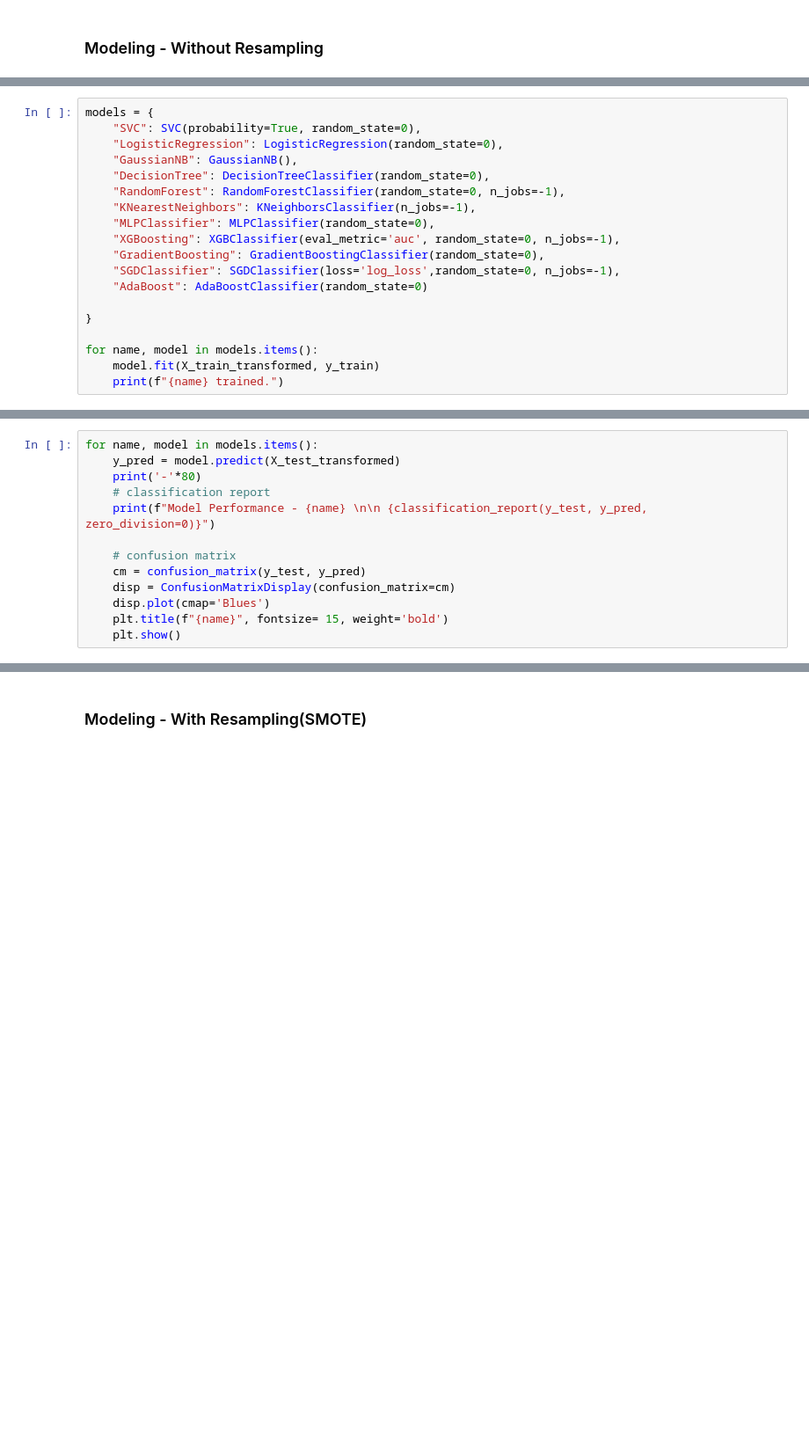
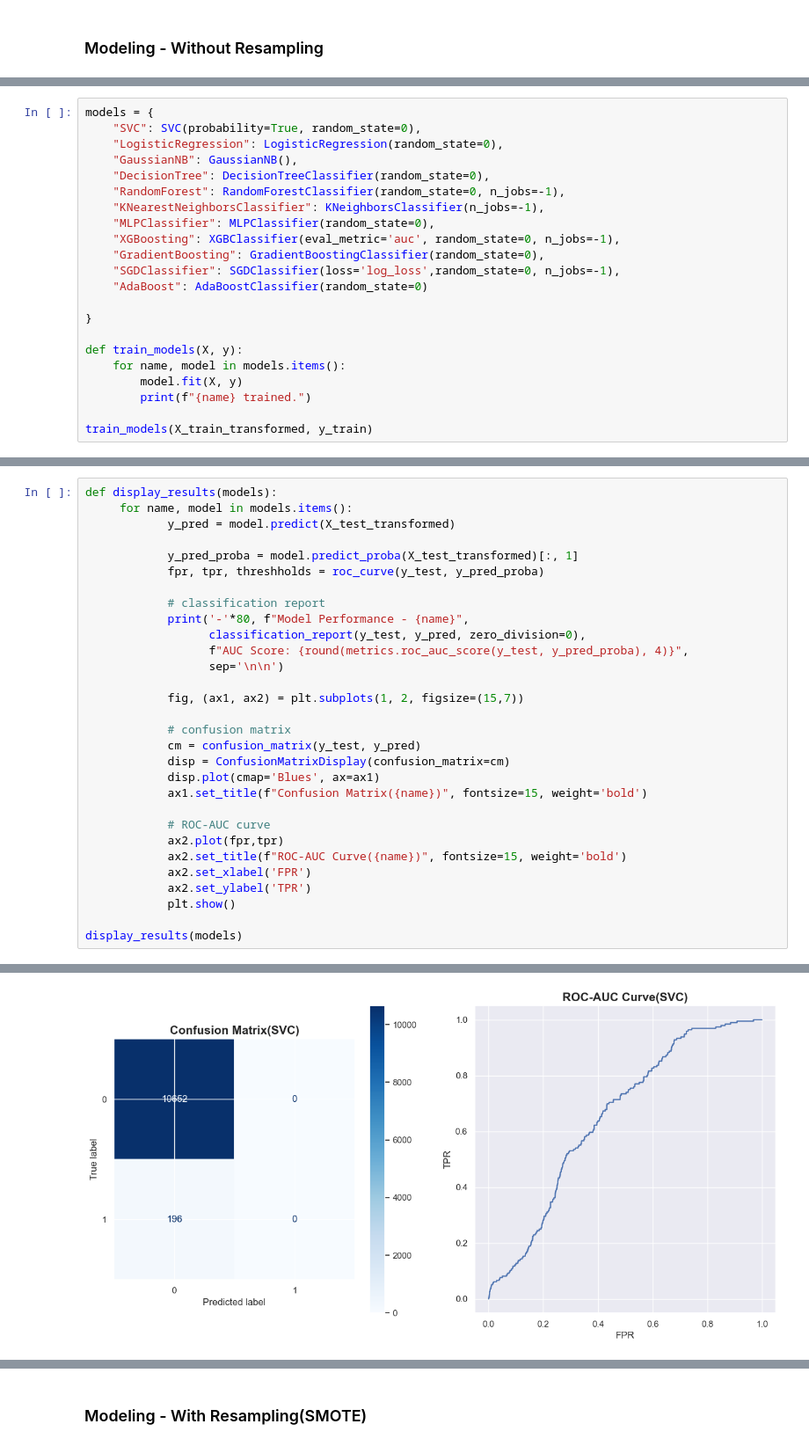
Before and after one commit to jakeryu37/Stroke-Prediction-ML-Model, a Jupyter notebook: Stroke_Prediction_Model.ipynb, the cells around one changed output, grey strips where cells are left out. Shown at 88% size. Saved outputs shown, nothing was run; the diff lists cells and outputs as text; blank space fills up the shorter version.

```diff
--- a/Stroke_Prediction_Model.ipynb
+++ b/Stroke_Prediction_Model.ipynb
@@ -178,7 +359,7 @@ models = {
     "GaussianNB": GaussianNB(),
     "DecisionTree": DecisionTreeClassifier(random_state=0),
     "RandomForest": RandomForestClassifier(random_state=0, n_jobs=-1),
-    "KNearestNeighbors": KNeighborsClassifier(n_jobs=-1),
+    "KNearestNeighborsClassifier": KNeighborsClassifier(n_jobs=-1),
     "MLPClassifier": MLPClassifier(random_state=0),
     "XGBoosting": XGBClassifier(eval_metric='auc', random_state=0, n_jobs=-1),
     "GradientBoosting": GradientBoostingClassifier(random_state=0),
@@ -187,6 +368,9 @@ models = {
 
 }
 
-for name, model in models.items():
-    model.fit(X_train_transformed, y_train)
-    print(f"{name} trained.")
+def train_models(X, y):
+    for name, model in models.items():
+        model.fit(X, y)
+        print(f"{name} trained.")
+
+train_models(X_train_transformed, y_train)
@@ -193,13 +389,31 @@ for name, model in models.items():
 # %%
-for name, model in models.items():
-    y_pred = model.predict(X_test_transformed)
-    print('-'*80)
-    # classification report
-    print(f"Model Performance - {name} \n\n {classification_report(y_test, y_pred, zero_division=0)}")
+def display_results(models):
+     for name, model in models.items():
+            y_pred = model.predict(X_test_transformed)
 
-    # confusion matrix
-    cm = confusion_matrix(y_test, y_pred)
-    disp = ConfusionMatrixDisplay(confusion_matrix=cm)
-    disp.plot(cmap='Blues')
-    plt.title(f"{name}", fontsize= 15, weight='bold')
-    plt.show()
+            y_pred_proba = model.predict_proba(X_test_transformed)[:, 1]
+            fpr, tpr, threshholds = roc_curve(y_test, y_pred_proba)
+
+            # classification report
+            print('-'*80, f"Model Performance - {name}",
+                  classification_report(y_test, y_pred, zero_division=0),
+                  f"AUC Score: {round(metrics.roc_auc_score(y_test, y_pred_proba), 4)}",
+                  sep='\n\n')
+
+            fig, (ax1, ax2) = plt.subplots(1, 2, figsize=(15,7))
+
+            # confusion matrix
+            cm = confusion_matrix(y_test, y_pred)
+            disp = ConfusionMatrixDisplay(confusion_matrix=cm)
+            disp.plot(cmap='Blues', ax=ax1)
+            ax1.set_title(f"Confusion Matrix({name})", fontsize=15, weight='bold')
+
+            # ROC-AUC curve
+            ax2.plot(fpr,tpr)
+            ax2.set_title(f"ROC-AUC Curve({name})", fontsize=15, weight='bold')
+            ax2.set_xlabel('FPR')
+            ax2.set_ylabel('TPR')
+            plt.show()
+
+display_results(models)
+# %% [output]
@@ -205,0 +435 @@ for name, model in models.items():
+[figure, added]
```
Also changed, not shown: parts of 28 cells of this notebook.
